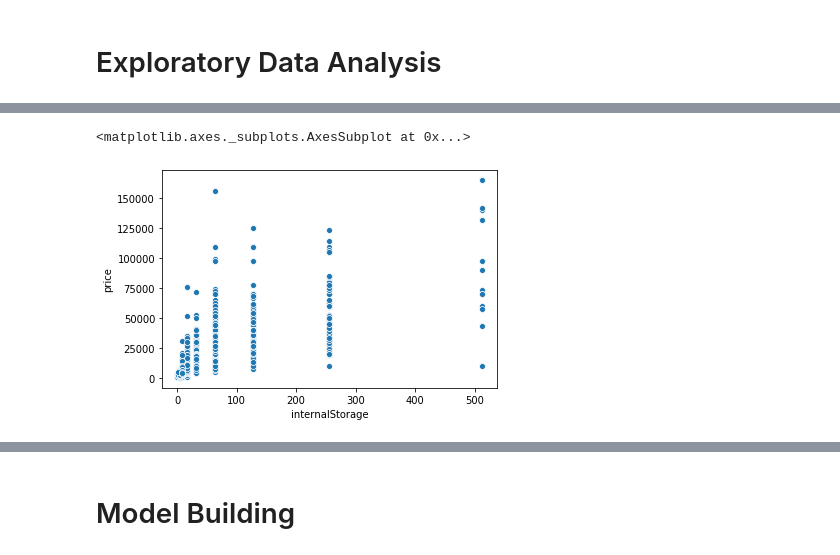
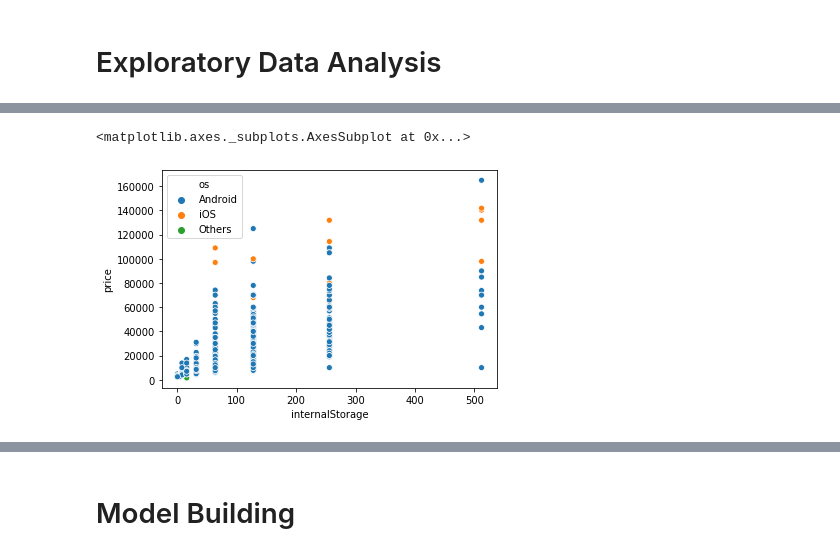
Before and after one commit to sasi0212/Mobile-Phone-Price-Prediction, a Jupyter notebook: 2.Data_Cleaning, EDA & Model.ipynb, the cells around one changed output, grey strips where cells are left out. Cells and saved outputs as stored; diff of their text form; code cells hidden in the pictures.

```diff
--- a/2.Data_Cleaning, EDA & Model.ipynb
+++ b/2.Data_Cleaning, EDA & Model.ipynb
@@ -330,5 +417,3 @@ cat_col_box_plot('processorCores', (8,5))
-# %%
-mobile_df = mobile_df[~((mobile_df.processorCores=='Single')&(mobile_df.price>5000))]
 # %%
 sns.scatterplot(mobile_df.osVersion, mobile_df.price, hue=mobile_df.os)
 # %% [output]
@@ -337,3 +422,5 @@ sns.scatterplot(mobile_df.osVersion, mobile_df.price, hue=mobile_df.os)
+# %%
+mobile_df.screenSizeInInches = mobile_df.screenSizeInInches.astype(float)
 # %%
 fig, ax = plt.subplots(1,2, figsize=(15,5))
 sns.scatterplot(mobile_df.screenSizeInInches, mobile_df.price, ax=ax[0])
@@ -357,2 +443,0 @@ sns.scatterplot(x='ramCapacity', y="price", data=mobile_df)
-# %%
-mobile_df = mobile_df[~(mobile_df.ramCapacity>400)]
@@ -390,7 +471,5 @@ sns.scatterplot(mobile_df.batteryCapacity, mobile_df.price)
-# %%
-mobile_df = mobile_df[~(mobile_df.batteryCapacity>8000)]
 # %%
-sns.scatterplot(mobile_df.internalStorage, mobile_df.price)
+sns.scatterplot(mobile_df.internalStorage, mobile_df.price,hue=mobile_df.os)
 # %% [output]
 <matplotlib.axes._subplots.AxesSubplot at 0x...>
-[figure, old version]
+[figure, new version]
```
Also changed, not shown: parts of 180 cells of this notebook, 3 other files.
